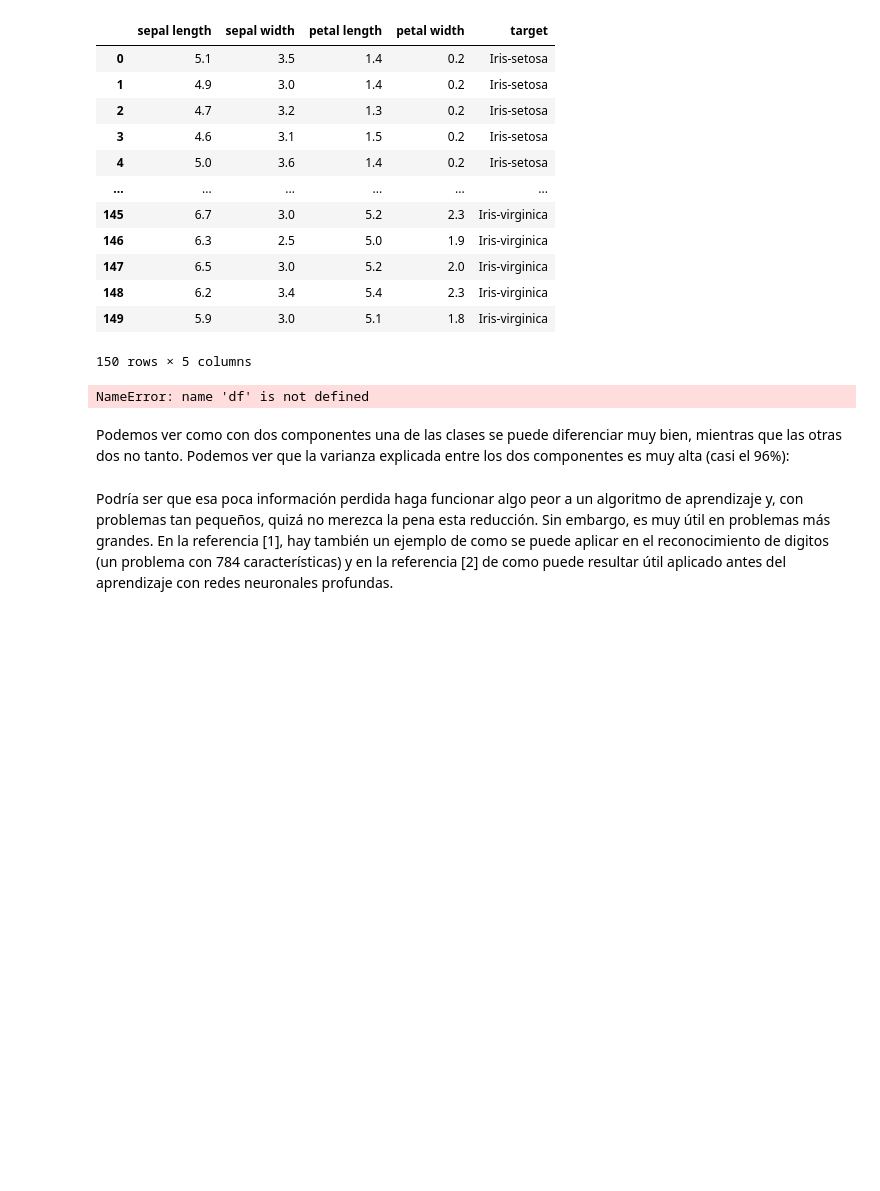
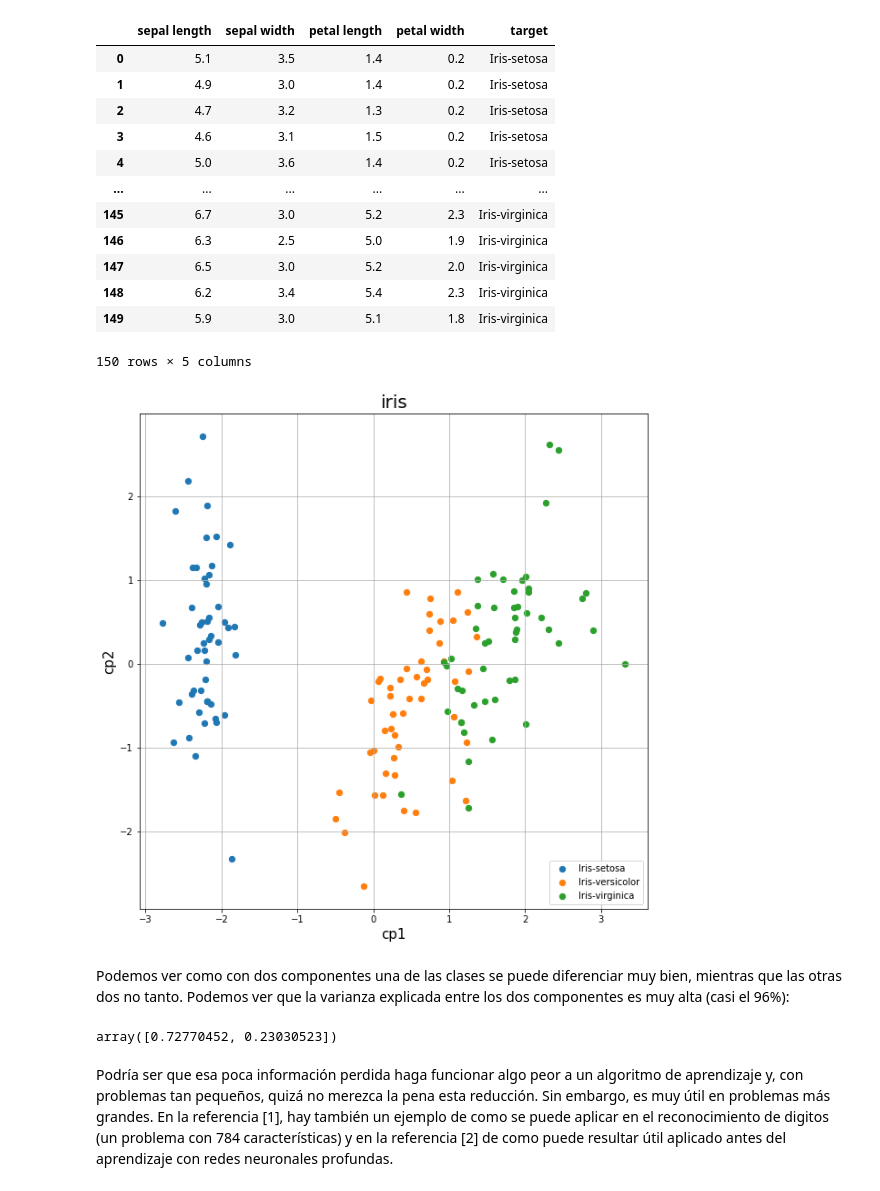
Before and after one commit to golly10/PVD, a Jupyter notebook: Tema 3/T3-1/T3-1_PCA.ipynb, the cells around one changed output. Saved outputs shown, nothing was run; the diff lists cells and outputs as text; code cells hidden in the pictures; blank space fills up the shorter version.

```diff
--- a/Tema 3/T3-1/T3-1_PCA.ipynb
+++ b/Tema 3/T3-1/T3-1_PCA.ipynb
@@ -161,33 +161,35 @@ iris
 # %%
 # Convertir a ndarray y normalizar
 caracteristicas = ['sepal length', 'sepal width', 'petal length', 'petal width']
-x = df.loc[:, caracteristicas].values
-y = df.loc[:,['target']].values
+x = iris.loc[:, caracteristicas].values
+y = iris.loc[:,['target']].values
 x = preprocessing.StandardScaler().fit_transform(x)
 
 # Componentes principales
 pca = decomposition.PCA(n_components=2)
 xpca = pca.fit_transform(x)
 
 # Gráfica
 fig = pyplot.figure(figsize = (10,10))
 ax = fig.add_subplot(1,1,1)
 ax.set_xlabel('cp1', fontsize = 15)
 ax.set_ylabel('cp2', fontsize = 15)
 ax.set_title('iris', fontsize = 20)
 objetivos = ['Iris-setosa', 'Iris-versicolor', 'Iris-virginica']
 colores = ['r', 'g', 'b']
 for obj, color in zip(objetivos, colores):
     seleccionados = np.array(y == obj)[:,0]
     ax.scatter(xpca[seleccionados, 0], xpca[seleccionados, 1], s=40)
 ax.legend(objetivos, loc="lower right")
 ax.grid()
 # %% [output]
-NameError: name 'df' is not defined
+[figure, added]
 # %% [markdown]
 Podemos ver como con dos componentes una de las clases se puede diferenciar muy bien, mientras que las otras dos no tanto. Podemos ver que la varianza explicada entre los dos componentes es muy alta (casi el 96%):
 # %%
 pca.explained_variance_ratio_
+# %% [output]
+array([0.72770452, 0.23030523])
 # %% [markdown]
 Podría ser que esa poca información perdida haga funcionar algo peor a un algoritmo de aprendizaje y, con problemas tan pequeños, quizá no merezca la pena esta reducción. Sin embargo, es muy útil en problemas más grandes. En la referencia [1], hay también un ejemplo de como se puede aplicar en el reconocimiento de digitos (un problema con 784 características) y en la referencia [2] de como puede resultar útil aplicado antes del aprendizaje con redes neuronales profundas.
 # %% [markdown]
```
Also changed, not shown: parts of 4 cells of this notebook, 4 other files.
